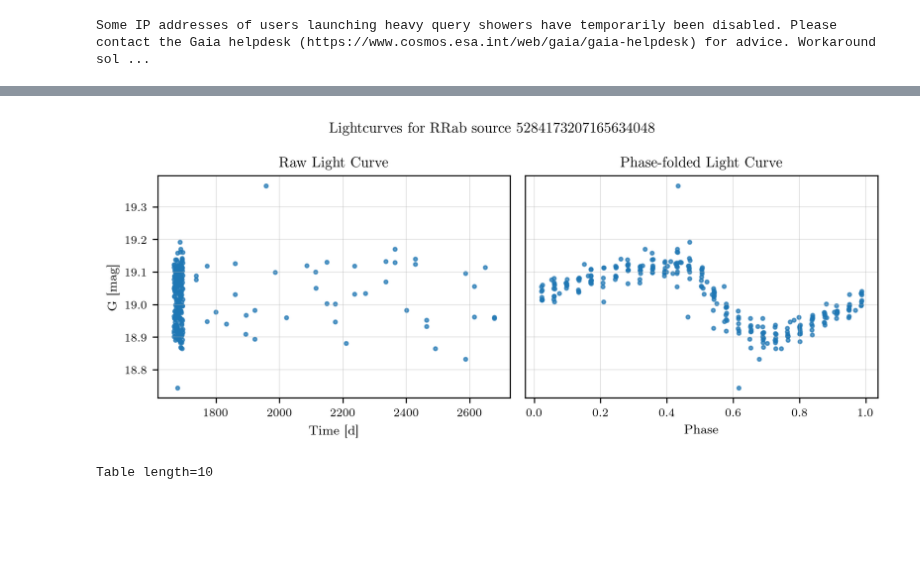
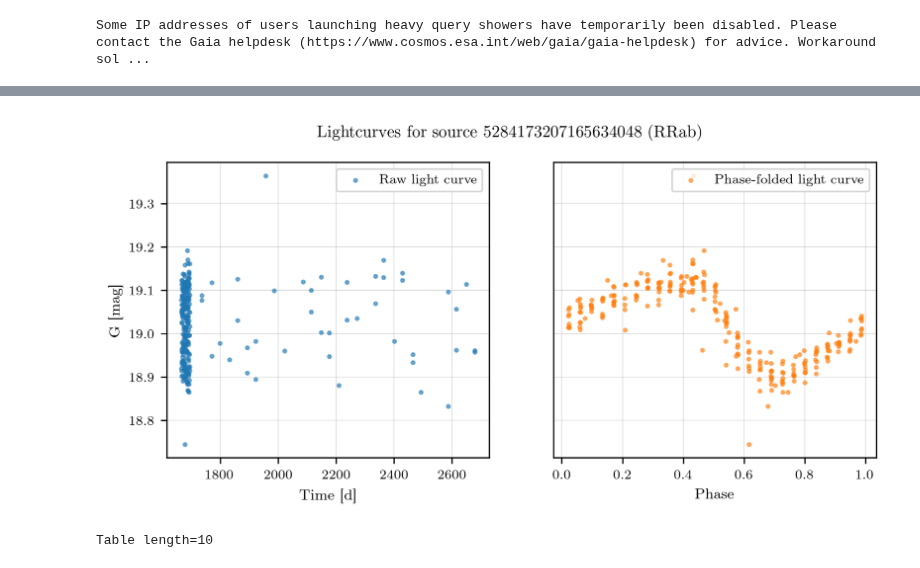
Before and after one commit to raw-asparagus/ay-128, a Jupyter notebook: labs/01/01-01.ipynb, the cells around one changed output, grey strips where cells are left out. Saved outputs shown, nothing was run; the diff lists cells and outputs as text; code cells hidden in the pictures; blank space fills up the shorter version.

```diff
--- a/labs/01/01-01.ipynb
+++ b/labs/01/01-01.ipynb
@@ -45,19 +47,17 @@ Table length=10
 # %%
 first_star = rrlyrae.data[0]
 source_id = int(first_star["source_id"])
 best_classification = str(first_star["best_classification"])
 adopted_period = float(first_star["pf"])
 
-axes = plot_raw_phase_folded_lightcurve(
-    rrlyrae,
-    source_id=source_id,
-    period=adopted_period,
-    title=f"Lightcurves for {best_classification} source {source_id}",
-)
-plt.tight_layout()
+first_lightcurve = rrlyrae.lightcurve_data[
+    np.asarray(rrlyrae.lightcurve_data["source_id"], dtype=np.int64) == source_id
+]
+
+axes = plot_raw_phase_folded_lightcurve(first_lightcurve, best_classification, adopted_period)
 plt.show()
 # %% [output]
-[figure, old version]
+[figure, new version]
 # %%
 lightcurve_data = attach_periodogram_periods(attach_flux_mean_magnitudes(rrlyrae.lightcurve_data))
 
```
Also changed, not shown: parts of 15 cells of this notebook, 14 other files.
